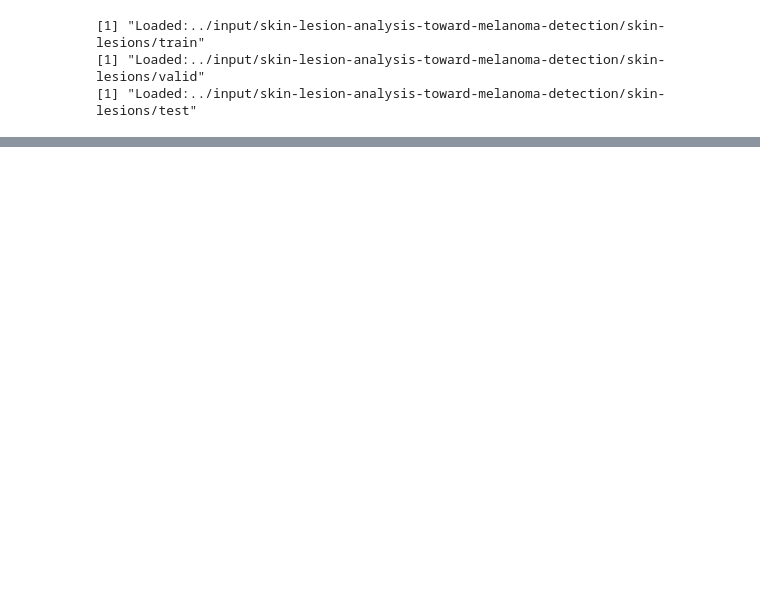
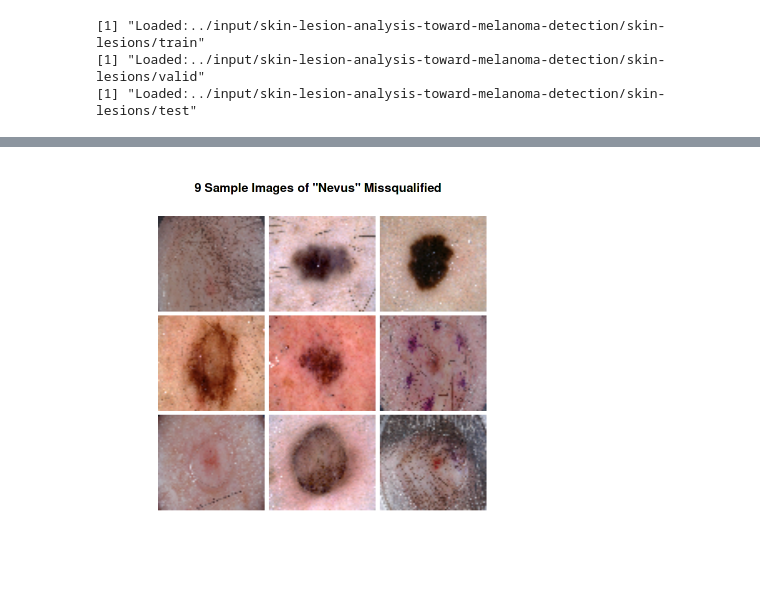
Before and after one commit to hosts1/ethz-deepl-melanoma, a Jupyter notebook: dl-melanona-detection-dataset.ipynb, the cells around one changed output, grey strips where cells are left out. Drawn from its saved outputs; the diff is of its cells as text; code cells hidden in the pictures; blank space fills up the shorter version.

```diff
--- a/dl-melanona-detection-dataset.ipynb
+++ b/dl-melanona-detection-dataset.ipynb
@@ -372,0 +392,23 @@ y_test_miss
+# %%
+nevus_miss = sample(which(y_test_miss == "nevus"), 9)
+
+# initialize plot
+op <- par(bg = "thistle")
+plot(c(100, 250), c(100, 250), type = "n", axes = FALSE, xlab = "", ylab = "", main = "9 Sample Images of \"Nevus\" Missqualified")
+
+col = 100
+imageId = 1
+
+# loop thorugh sample images
+for (i in 1:3) {
+    row = 100
+    for (j in 1:3) {
+       rasterImage(X_test_miss[nevus_miss[imageId],,,]/255,
+              row, col, row + 50, col + 50)
+       imageId = imageId + 1
+       row = row + 52
+    }
+    col = col + 52
+}
+# %% [output]
+[figure, added]
```
Also changed, not shown: parts of 22 cells of this notebook.
